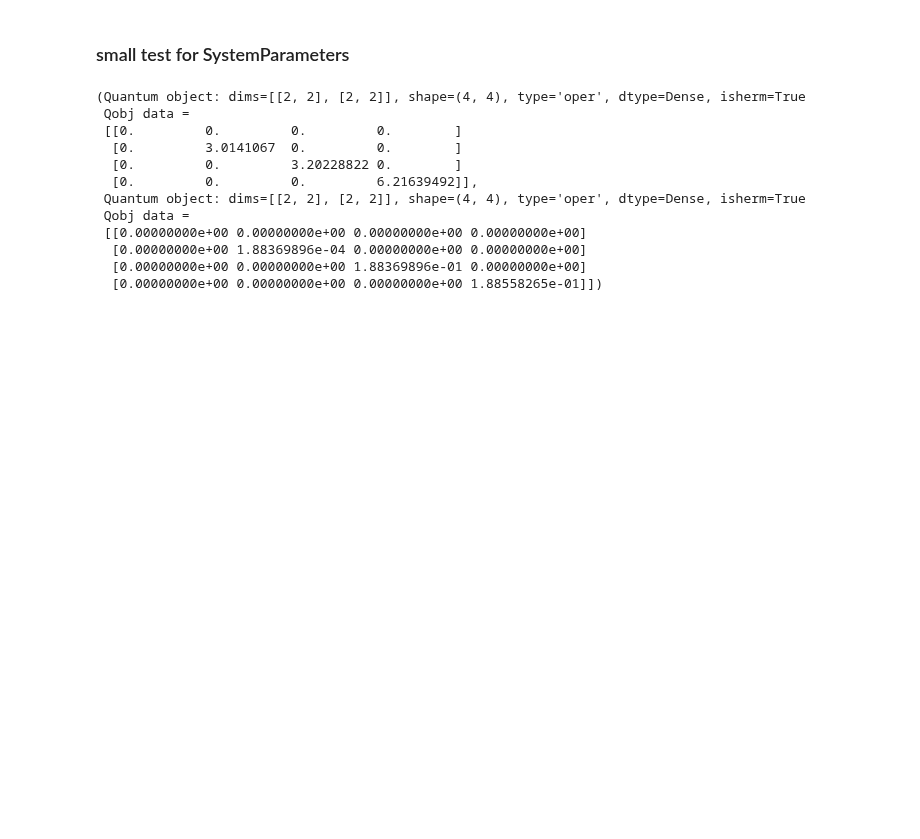
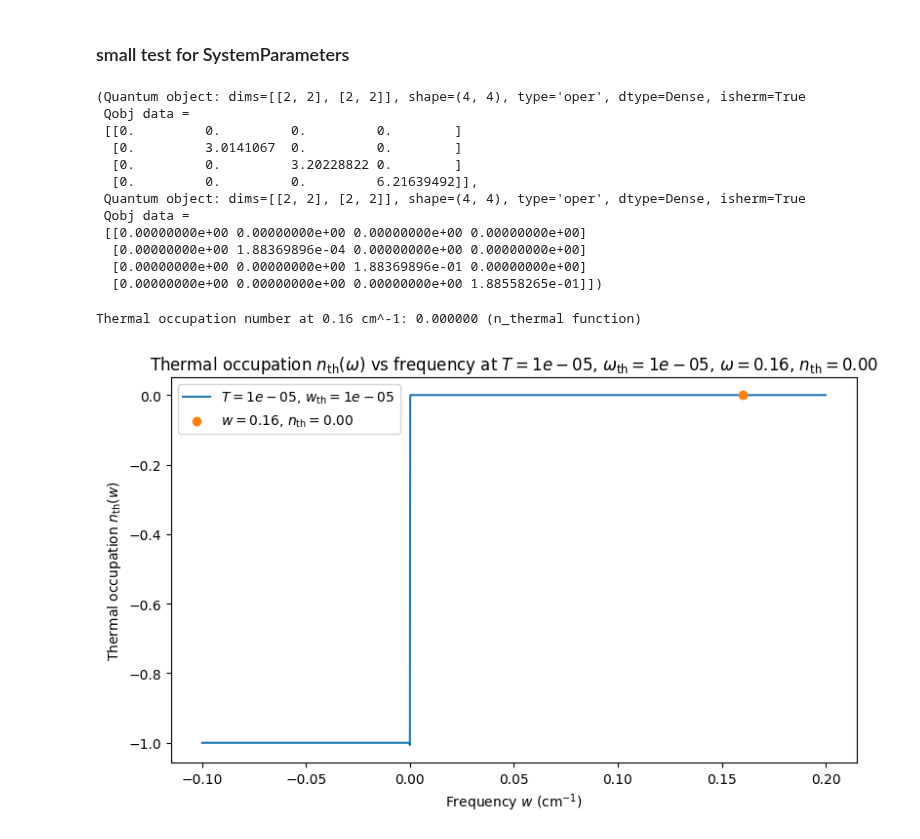
Before and after one commit to LBPhysics/2025_master_thesis_leopold_bodamer, a Jupyter notebook: code/python/notebooks/test_spectroscopy.ipynb, the cells around one changed output. Drawn from its saved outputs; the diff is of its cells as text; code cells hidden in the pictures; blank space fills up the shorter version.

```diff
--- a/code/python/notebooks/test_spectroscopy.ipynb
+++ b/code/python/notebooks/test_spectroscopy.ipynb
@@ -865,3 +865,37 @@ test_system.H0_undiagonalized, test_system.H0_diagonalized
   [0.00000000e+00 1.88369896e-04 0.00000000e+00 0.00000000e+00]
   [0.00000000e+00 0.00000000e+00 1.88369896e-01 0.00000000e+00]
   [0.00000000e+00 0.00000000e+00 0.00000000e+00 1.88558265e-01]])
+# %%
+import numpy as np
+import matplotlib.pyplot as plt
+from qutip.utilities import n_thermal
+Boltzmann = hbar = 1 # ->
+Temp = 1e-5
+w_th = Boltzmann * Temp / hbar  # Thermal energy in frequency units
+w = 0.160  # Frequency in cm^-1
+x2 = n_thermal(w, w_th)
+print(f"Thermal occupation number at {w} cm^-1: {x2:.6f} (n_thermal function)")
+
+# =============================
+# Plot thermal occupation number vs frequency
+# =============================
+
+w_vals   = np.linspace(-0.1, 0.2, 2000)  # Frequency range in cm^-1 (avoid zero)
+n_vals   = n_thermal(w_vals, w_th)      # Compute thermal occupation for each frequency
+
+plt.figure(figsize=(8, 5))
+plt.plot(w_vals, n_vals, color='C0', linestyle='solid', label=fr"$T={Temp}$, $w_\mathrm{{th}}={w_th}$")
+plt.scatter([w], [x2], color='C1', label=fr"$w={w}$, $n_\mathrm{{th}}={x2:.2f}$", zorder=5)
+plt.xlabel(r"Frequency $w$ (cm$^{-1}$)")
+plt.ylabel(r"Thermal occupation $n_\text{th}(w)$")
+plt.title(
+    rf"Thermal occupation $n_\mathrm{{th}}(\omega)$ vs frequency at $T={Temp}$, "
+    rf"$\omega_\mathrm{{th}} = {w_th}$, "
+    rf"$\omega = {w}$, $n_\mathrm{{th}} = {x2:.2f}$"
+)
+plt.legend()
+plt.tight_layout()
+plt.show()
+# %% [output]
+Thermal occupation number at 0.16 cm^-1: 0.000000 (n_thermal function)
+[figure, added]
```
Also changed, not shown: 6 other files.
